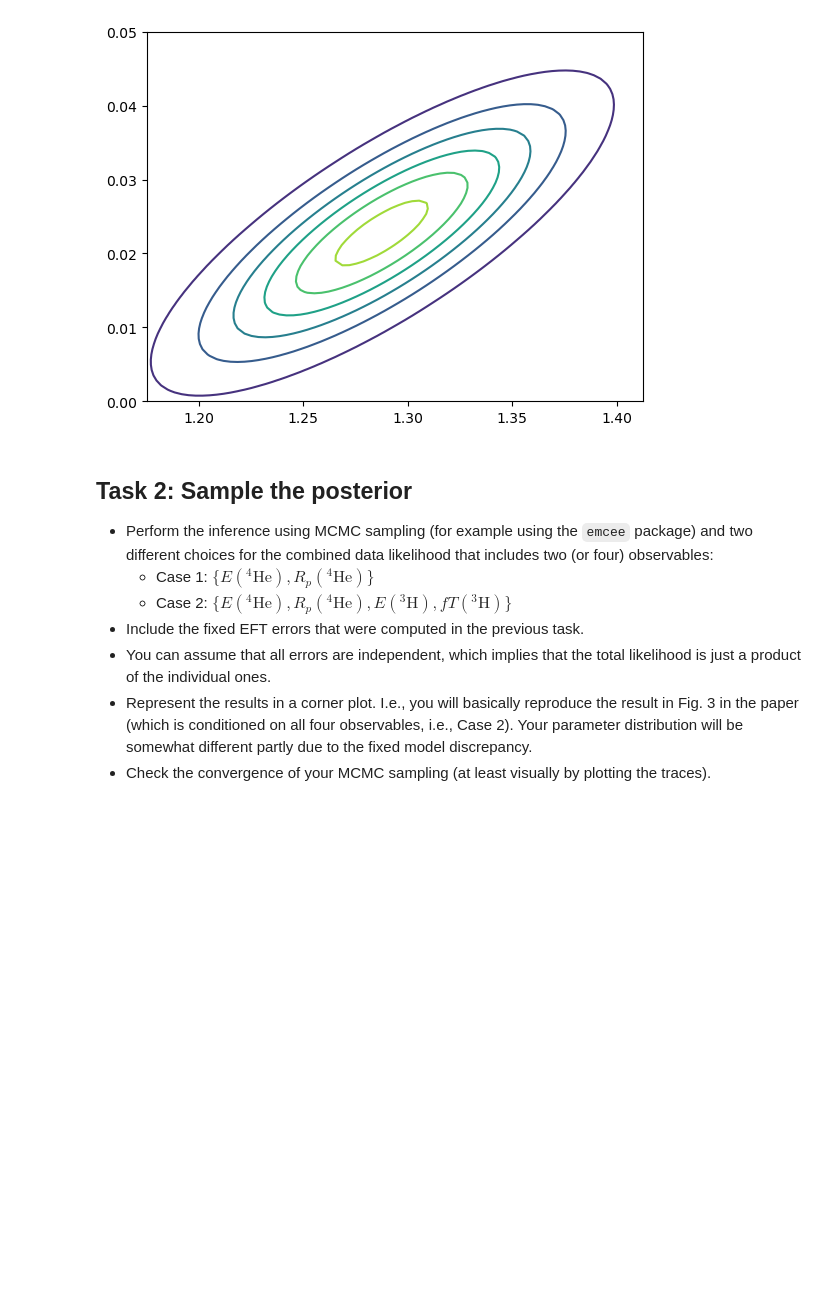
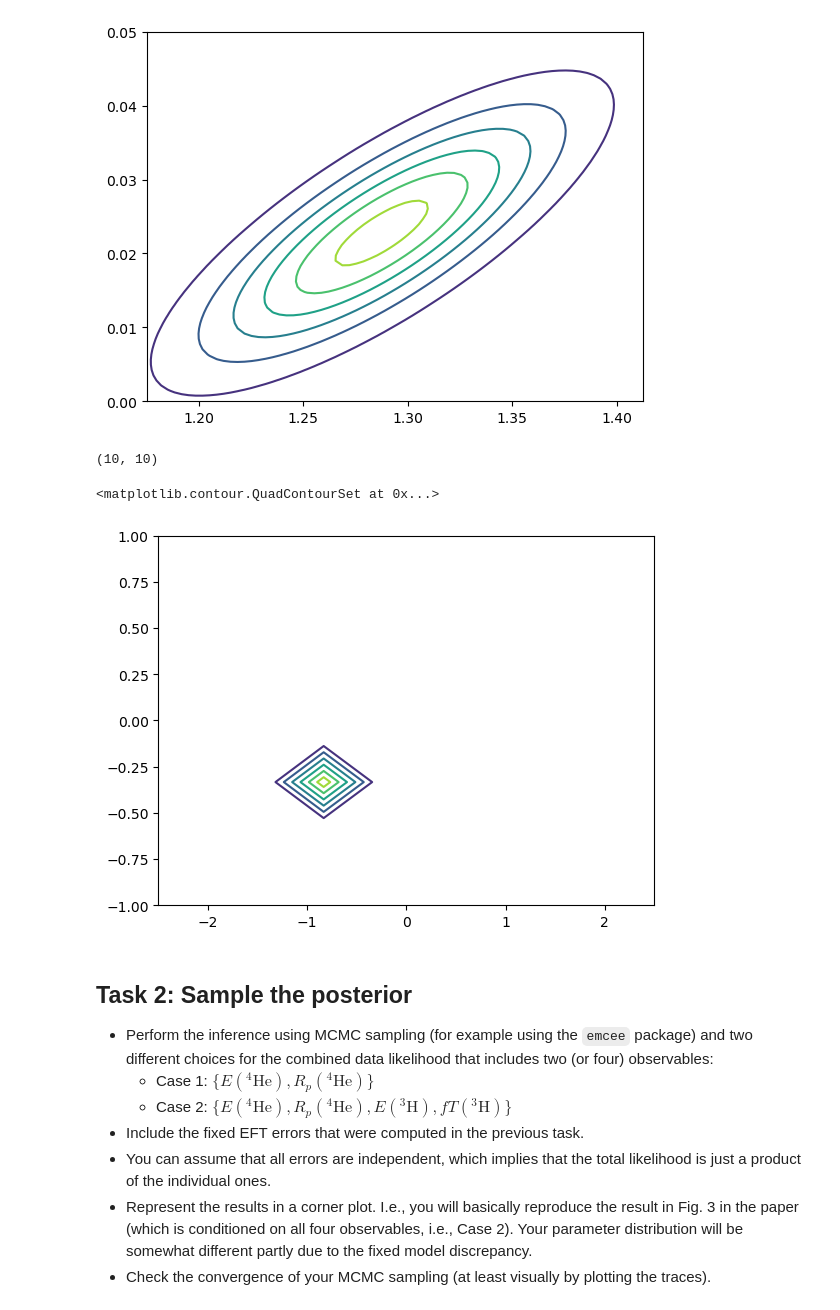
Before and after one commit to wonder-coconut/tif285_project, a Jupyter notebook: TIF285_Project1.ipynb, the cells around one changed output. Cells and saved outputs as stored; diff of their text form; code cells hidden in the pictures; blank space fills up the shorter version.

Commit message:
added functionality for individual and collective posteriors, need to fix

```diff
--- a/TIF285_Project1.ipynb
+++ b/TIF285_Project1.ipynb
@@ -178,4 +194,11 @@ def logPosterior(theta): #addition of logarithmic prior and likelihood
+# %%
+def logPosterior_collective(theta): #addition of logarithmic prior and collective likelihood
+    return logPrior(theta[0],theta[1]) + logLikelihood_driver_collective(theta[0],theta[1])
+
+def logPosterior_individual(theta): #addition of logarithmic prior and individual likelihood
+    return np.add(logLikelihood_driver_individual(theta[0],theta[1]),logPrior(theta[0],theta[1]))
 # %%
+#collective plot
 cD_len = 72 #arbitrary length
 cE_len = 72
 cD = np.linspace(1.175,1.4125,cD_len) #modified limits based on visual inference from contours
@@ -188,9 +211,9 @@ res = []
 log_res = []
 for row in grid:
     for theta in row:
-        log_res.append(logPosterior(theta))
+        log_res.append(logPosterior_collective(theta))
 
-res = np.exp(log_res)
+res = np.exp(log_res) #real posterior value
 res = res.reshape(cE_len,cD_len)
 #plt.imshow(res)
 
@@ -199,6 +222,42 @@ plt.contour(cD,cE,res)
 plt.show()
 # %% [output]
 [figure]
+# %%
+#individual plot
+cD_len = 10 #arbitrary length
+cE_len = 10
+cD = np.linspace(-2.5,2.5,cD_len)
+cE = np.linspace(-1,1,cE_len)
+
+grid = [[(d,e) for d in cD] for e in cE]
+grid = np.asarray(grid)
+
+log_res = []
+for row in grid:
+    for theta in row:
+        log_res.append(logPosterior_individual(theta))
+# %%
+log_res = np.array(log_res)
+res = np.zeros_like(log_res)
+for i in range(len(log_res)):
+    res[i] = np.exp(log_res[i])
+
+pdf_e4he  = res[:,0]
+pdf_rp4he = res[:,1]
+pdf_e3h   = res[:,2]
+pdf_ft3h  = res[:,3]
+
+pdf_e4he = pdf_e4he.reshape(cE_len,cD_len)
+pdf_rp4he = pdf_rp4he.reshape(cE_len,cD_len)
+pdf_e3h = pdf_e3h.reshape(cE_len,cD_len)
+pdf_ft3h = pdf_ft3h.reshape(cE_len,cD_len)
+
+print(pdf_e4he.shape)
+plt.contour(cD,cE,pdf_e4he)
+# %% [output]
+(10, 10)
+<matplotlib.contour.QuadContourSet at 0x...>
+[figure, added]
 # %% [markdown]
 ## Task 2: Sample the posterior
 - Perform the inference using MCMC sampling (for example using the `emcee` package) and two different choices for the combined data likelihood that includes two (or four) observables:
```
Also changed, not shown: parts of 3 cells of this notebook, 1 other file.
